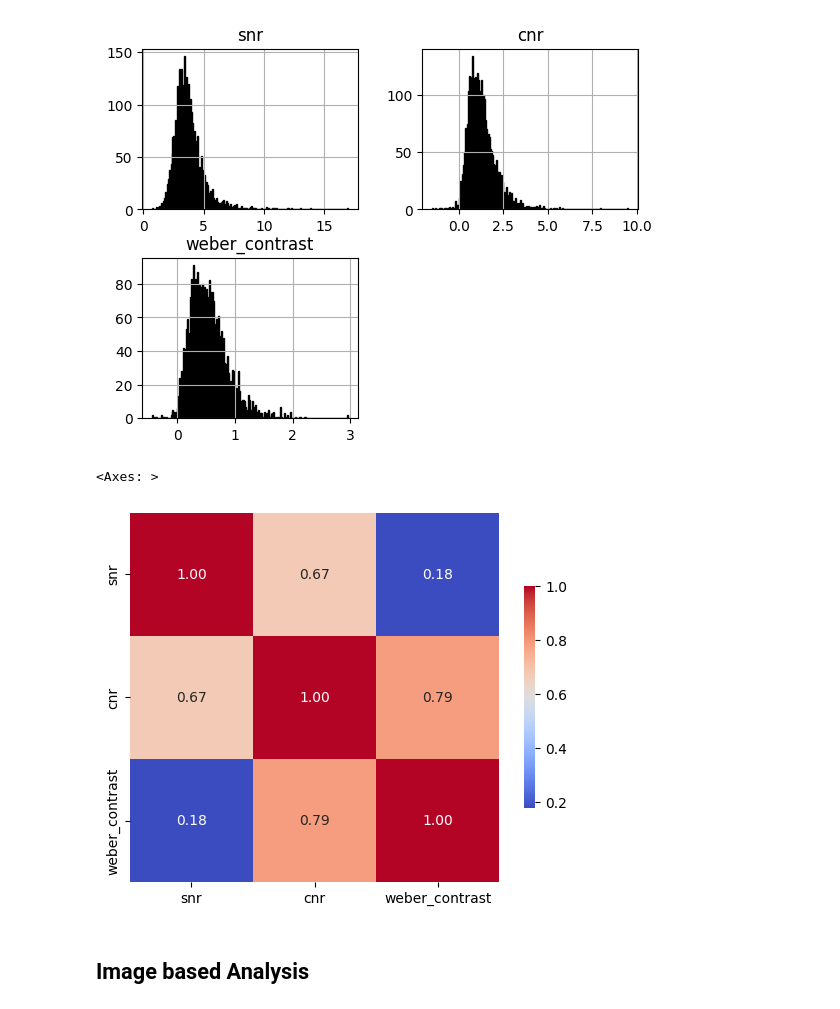
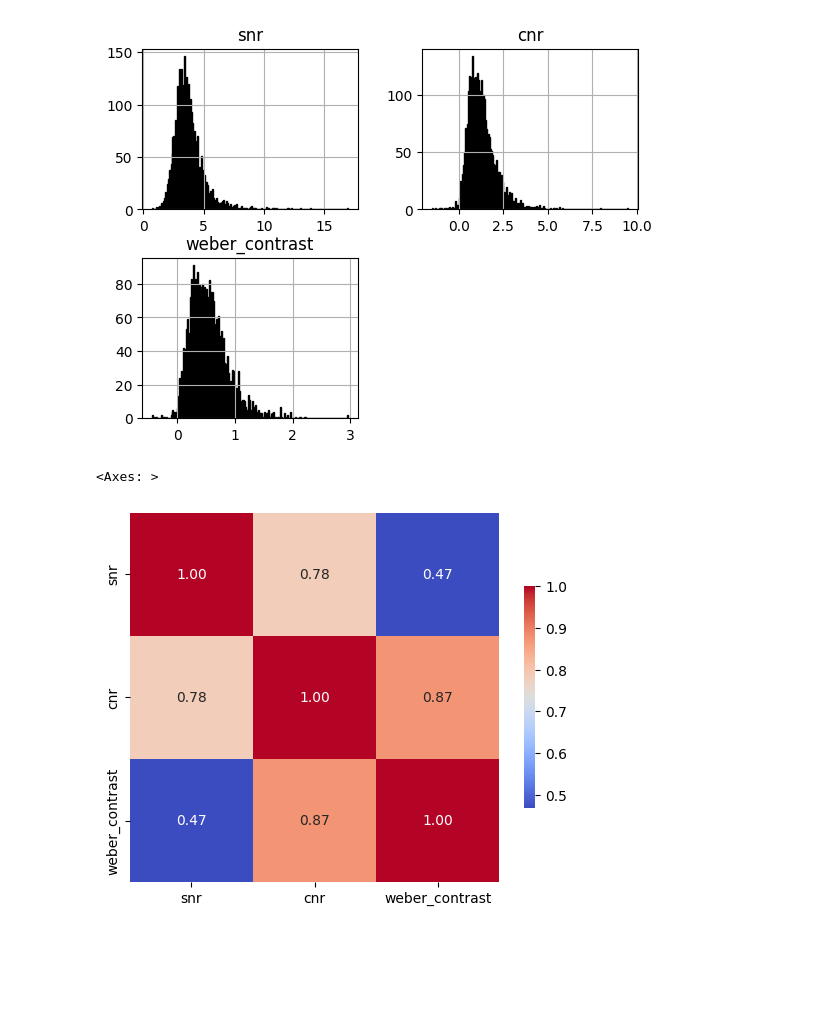
Before and after one commit to sigurdsfs/fiber_unet_trainer, a Jupyter notebook: notebooks/investigate_image_metrics.ipynb, the cells around one changed output. Cells and saved outputs as stored; diff of their text form; code cells hidden in the pictures; blank space fills up the shorter version.

```diff
--- a/notebooks/investigate_image_metrics.ipynb
+++ b/notebooks/investigate_image_metrics.ipynb
@@ -273,4 +351,6 @@ else:
 # %%
+df_metrics_objects = pd.read_csv(Path(r"C:\Users\lababr\Desktop\Sigurd\fiber_unet_trainer\predictions\SNR_metrics_objects.csv"))
+
 # Filter the threshold for outliers based on the 99.95 percentile of the SNR values in the object-level metrics DataFrame. Identify the indices of the outlier objects and print the threshold, number of outliers, and their corresponding image names. Finally, create a filtered DataFrame that excludes these outliers for further analysis.
 outliers_thr = np.percentile(df_metrics_objects["snr"], 99.95)
 outliers_objects = np.where(df_metrics_objects["snr"] > outliers_thr)[0]
@@ -288,10 +368,8 @@ array([[<Axes: title={'center': 'snr'}>, <Axes: title={'center': 'cnr'}>],
 [figure]
 # %%
 import seaborn as sns
-corr = df_new[["snr", "cnr", "weber_contrast"]].corr()
+corr = df_metrics_objects_filtered[["snr", "cnr", "weber_contrast"]].corr()
 sns.heatmap(corr, annot=True, cmap="coolwarm", fmt=".2f", square=True, cbar_kws={"shrink": .6})
 # %% [output]
 <Axes: >
-[figure, old version]
+[figure, new version]
-# %% [markdown]
-## Image based Analysis
```
Also changed, not shown: parts of 49 cells of this notebook, 24 other files.
